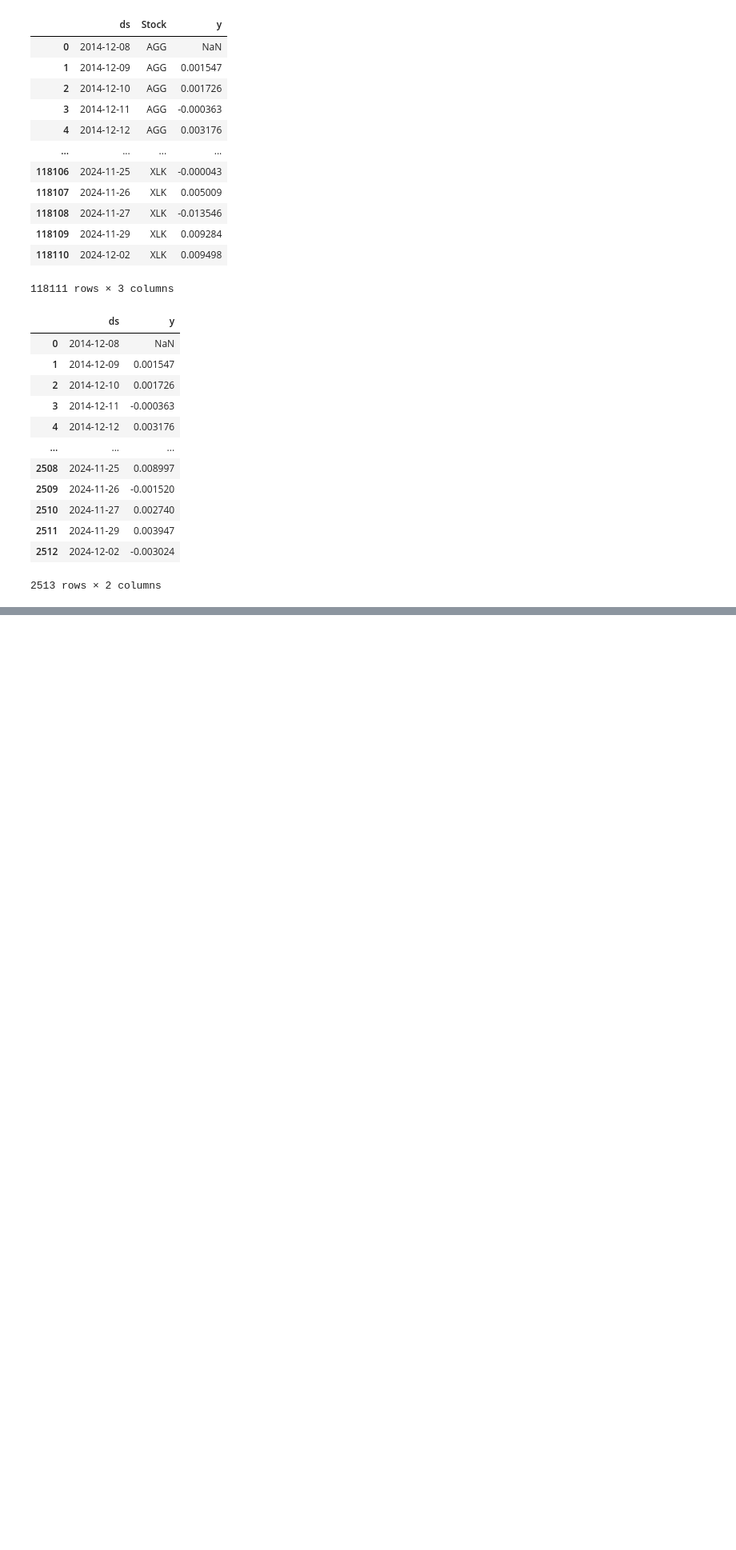
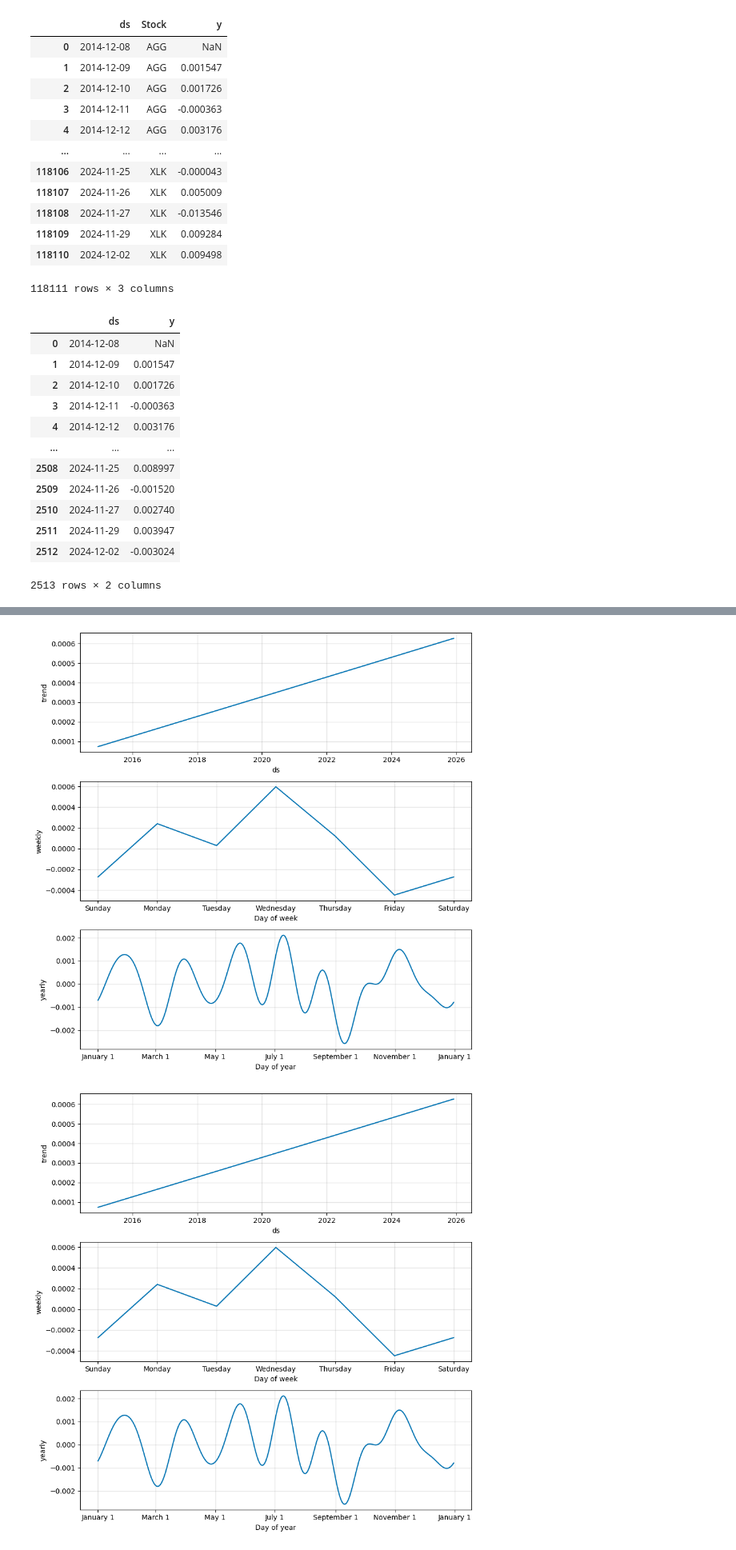
Before and after one commit to kayladaigle/portfolio_optimizer, a Jupyter notebook: forecasting.ipynb, the cells around one changed output, grey strips where cells are left out. Shown at 80% size. Cells and saved outputs as stored; diff of their text form; code cells hidden in the pictures; blank space fills up the shorter version.

```diff
--- a/forecasting.ipynb
+++ b/forecasting.ipynb
@@ -82,0 +144,5 @@ stock_groups['AGG']
+# %%
+model.plot_components(VOO_predictions)
+# %% [output]
+[figure, added]
+[figure, added]
```
Also changed, not shown: parts of 8 cells of this notebook.
